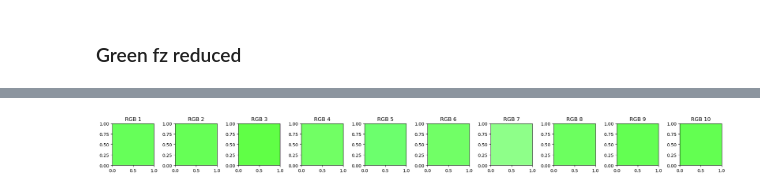
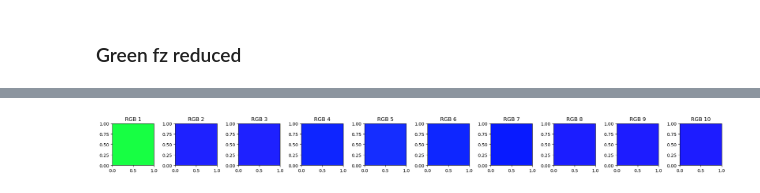
Before and after one commit to UCSB-VRL/QRBSA-updated, a Jupyter notebook: vis_quat_orix.ipynb, the cells around one changed output, grey strips where cells are left out. Saved outputs shown, nothing was run; the diff lists cells and outputs as text; code cells hidden in the pictures.

```diff
--- a/vis_quat_orix.ipynb
+++ b/vis_quat_orix.ipynb
@@ -421,0 +411,39 @@ plt.show()
+# %%
+# get RGB colours for Qs
+import os
+#Example with three orientations
+Qs = [
+    [0.41411915, -0.37838662, -0.81857526, 0.12354594],
+    [0.48822877, -0.0552301,  -0.7418828,  0.45628187],
+    [0.66953319, -0.56233507, -0.48462456, -0.02535682],
+    [0.49142718, -0.05768363, -0.74092484, 0.45409518],
+    [0.87456745, -0.16930109, -0.27933127, 0.35839033],
+    [0.41991466, -0.36642042, -0.81895411, 0.13682787],
+    [0.49201098, -0.05468149, -0.73953468, 0.45609659],
+    [0.81658518, -0.41523063,  0.13189174, 0.37865195],
+    [0.36766043,  0.08522149, -0.31350935, 0.87136388],
+    [0.49275637, -0.06310447, -0.73715508, 0.45805186]
+]
+
+q = np.asarray(Qs)
+# bring last quaternion dimension to the front (Scalar first)
+# roll the last axis to the front (scalar first)
+q = np.roll(q, shift=1, axis=-1)
+
+print(q)  # prints quaternions in [s, x, y, z] order
+rgbs = quaternion_to_ipf(q, axis="Z")  # ready for scatter
+print(rgbs)  # prints RGB values in 0–1 range
+
+# display RGB colours
+import matplotlib.pyplot as plt
+import matplotlib.patches as mpatches
+
+fig, axes = plt.subplots(1, len(rgbs), figsize=(len(rgbs)*2, 2))
+for i, rgb in enumerate(rgbs):
+    axes[i].add_patch(mpatches.Rectangle((0, 0), 1, 1, color=rgb))
+    axes[i].set_xlim(0, 1)
+    axes[i].set_ylim(0, 1)
+    axes[i].set_title(f'RGB {i+1}')
+    axes[i].set_aspect('equal')
+plt.tight_layout()
+plt.show()
@@ -440,7 +490,7 @@ Qs = [
 q = np.asarray(Qs)
 # bring last quaternion dimension to the front (Scalar first)
 # roll the last axis to the front (scalar first)
-#q = np.roll(q, shift=1, axis=-1)
+q = np.roll(q, shift=1, axis=-1)
 
 print(q)  # prints quaternions in [s, x, y, z] order
 rgbs = quaternion_to_ipf(q, axis="Z")  # ready for scatter
@@ -483 +533 @@ plt.show()
-[figure, old version]
+[figure, new version]
```
Also changed, not shown: parts of 20 cells of this notebook, 2 other files.
